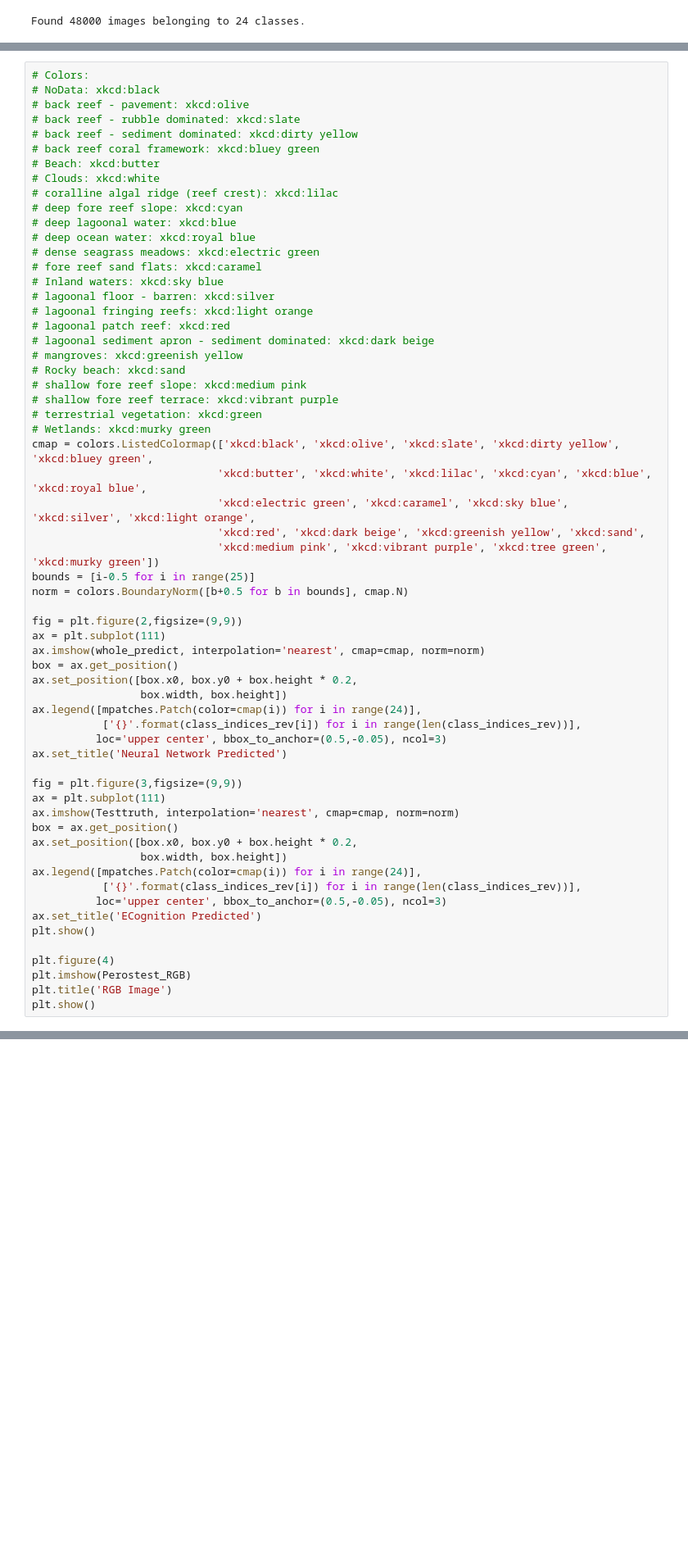
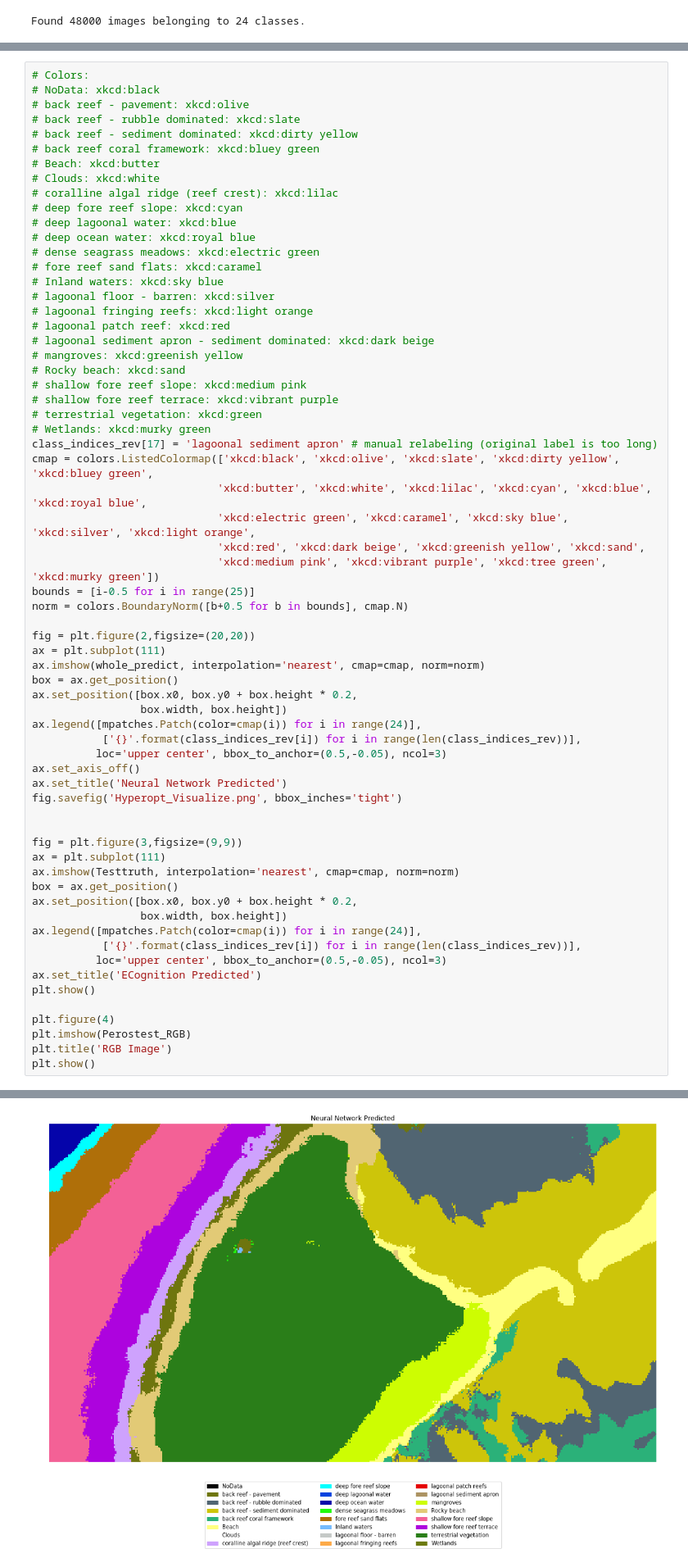
Before and after one commit to NASA-NeMO-Net/NeMO-Net, a Jupyter notebook: CNN/Keras_AlexNetHyperOpt_FullVisualization.ipynb, the cells around one changed output, grey strips where cells are left out. Shown at 82% size. Drawn from its saved outputs; the diff is of its cells as text; blank space fills up the shorter version.

```diff
--- a/CNN/Keras_AlexNetHyperOpt_FullVisualization.ipynb
+++ b/CNN/Keras_AlexNetHyperOpt_FullVisualization.ipynb
@@ -168,6 +170,7 @@ Total Lines:  51
 # shallow fore reef terrace: xkcd:vibrant purple
 # terrestrial vegetation: xkcd:green
 # Wetlands: xkcd:murky green
+class_indices_rev[17] = 'lagoonal sediment apron' # manual relabeling (original label is too long)
 cmap = colors.ListedColormap(['xkcd:black', 'xkcd:olive', 'xkcd:slate', 'xkcd:dirty yellow', 'xkcd:bluey green',
                              'xkcd:butter', 'xkcd:white', 'xkcd:lilac', 'xkcd:cyan', 'xkcd:blue', 'xkcd:royal blue',
                              'xkcd:electric green', 'xkcd:caramel', 'xkcd:sky blue', 'xkcd:silver', 'xkcd:light orange',
@@ -176,7 +179,7 @@ cmap = colors.ListedColormap(['xkcd:black', 'xkcd:olive', 'xkcd:slate', 'xkcd:di
 bounds = [i-0.5 for i in range(25)]
 norm = colors.BoundaryNorm([b+0.5 for b in bounds], cmap.N)
 
-fig = plt.figure(2,figsize=(9,9))
+fig = plt.figure(2,figsize=(20,20))
 ax = plt.subplot(111)
 ax.imshow(whole_predict, interpolation='nearest', cmap=cmap, norm=norm)
 box = ax.get_position()
@@ -185,7 +188,10 @@ ax.set_position([box.x0, box.y0 + box.height * 0.2,
 ax.legend([mpatches.Patch(color=cmap(i)) for i in range(24)],
            ['{}'.format(class_indices_rev[i]) for i in range(len(class_indices_rev))],
           loc='upper center', bbox_to_anchor=(0.5,-0.05), ncol=3)
+ax.set_axis_off()
 ax.set_title('Neural Network Predicted')
+fig.savefig('Hyperopt_Visualize.png', bbox_inches='tight')
+
 
 fig = plt.figure(3,figsize=(9,9))
 ax = plt.subplot(111)
@@ -212,0 +213 @@ plt.show()
+[figure, added]
```
Also changed, not shown: parts of 5 cells of this notebook, 2 other files.
